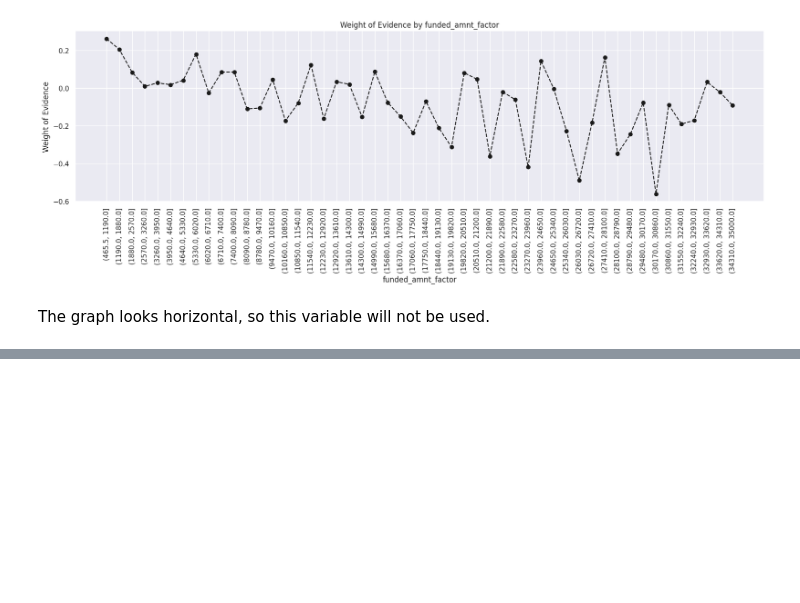
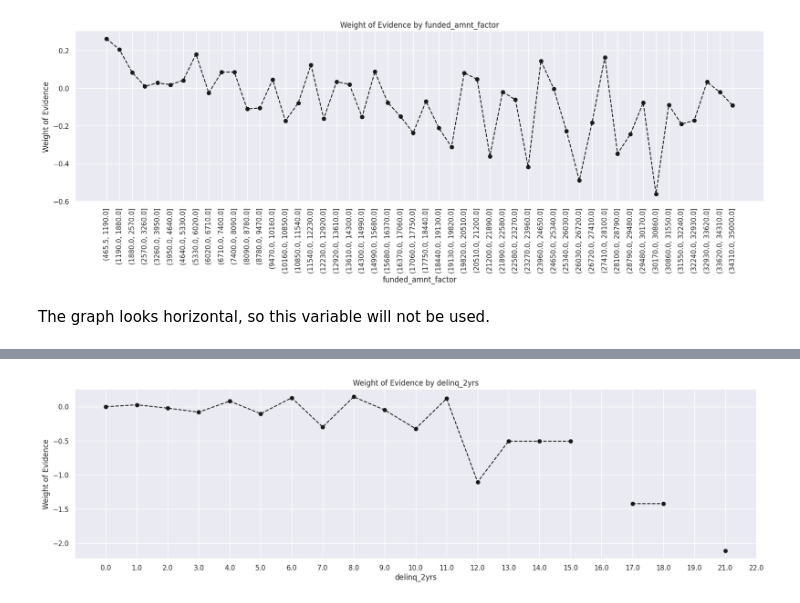
Before and after one commit to andre-cav/Credit-Risk-with-Python, a Jupyter notebook: Credit_Risk_ModellingData.ipynb, the cells around one changed output, grey strips where cells are left out. Saved outputs shown, nothing was run; the diff lists cells and outputs as text; code cells hidden in the pictures; blank space fills up the shorter version.

```diff
--- a/Credit_Risk_ModellingData.ipynb
+++ b/Credit_Risk_ModellingData.ipynb
@@ -1074,0 +1126,5 @@ The graph looks horizontal, so this variable will not be used.
+# %%
+df_temp = woe_continuous( df_inputs,'delinq_2yrs', df_targets)
+plot_by_woe(df_temp)
+# %% [output]
+[figure, added]
```
Also changed, not shown: parts of 29 cells of this notebook.
